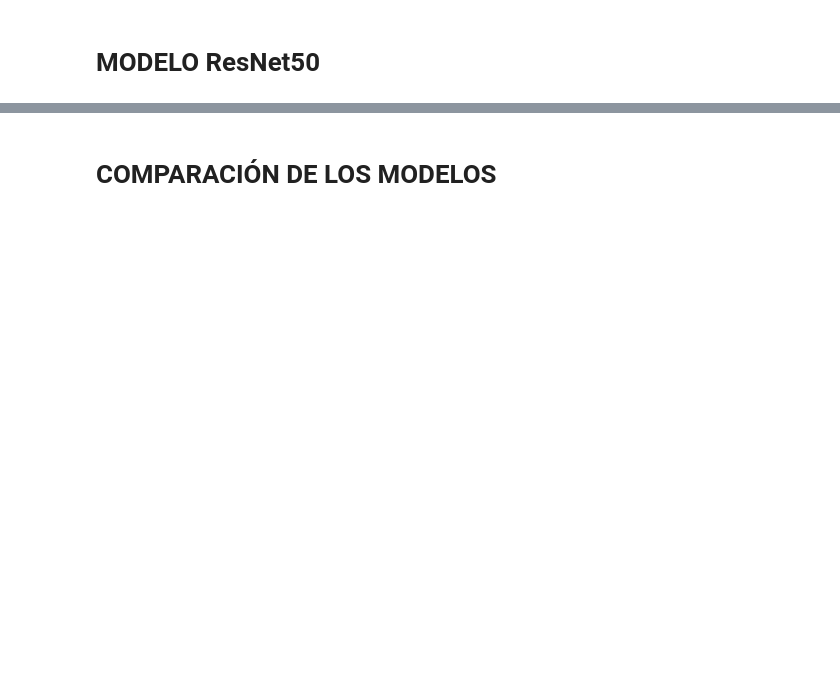
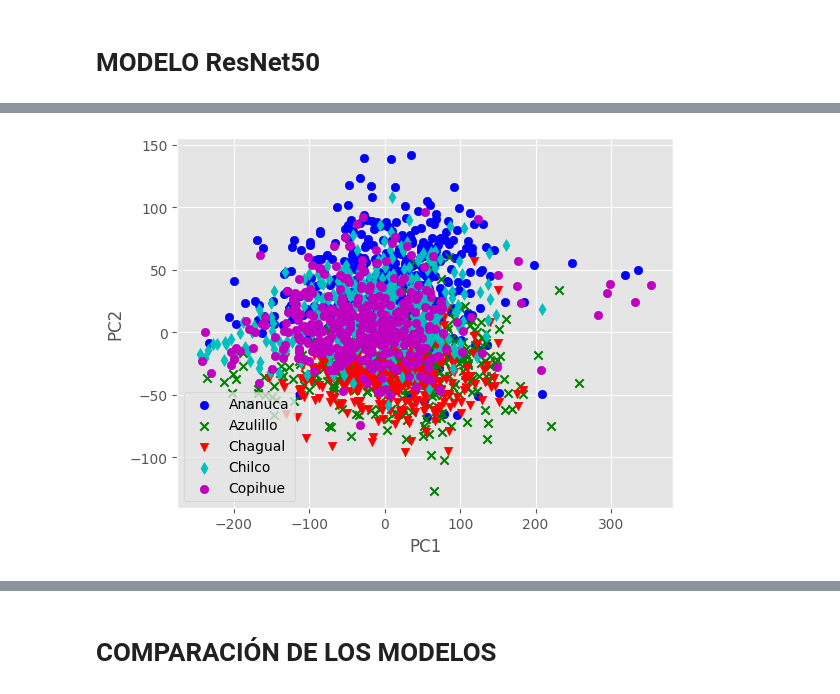
Before and after one commit to PabloSMD/FloraNativaChilenaCNN, a Jupyter notebook: CNN Flores.ipynb, the cells around one changed output, grey strips where cells are left out. Saved outputs shown, nothing was run; the diff lists cells and outputs as text; code cells hidden in the pictures; blank space fills up the shorter version.

```diff
--- a/CNN Flores.ipynb
+++ b/CNN Flores.ipynb
@@ -342,0 +454,31 @@ weighted avg       0.25      0.25      0.24       275
+# %%
+def plotPrincipalComponents(X, dim):
+    v = getClassNumber(y_train)
+    colors = 'b', 'g', 'r', 'c', 'm', 'y', 'k', 'grey', 'orange', 'purple'
+    markers = ['o', 'x' , 'v', 'd']
+    tot = len(X)
+    start = 0
+    if(dim == 2):
+        for i,index in enumerate(v):
+            end = start + index
+            plt.scatter(X[start:end,0],X[start:end,1] , color=colors[i%len(colors)], marker=markers[i%len(markers)], label = flowers[i])
+            start = end
+        plt.xlabel('PC1')
+        plt.ylabel('PC2')
+
+    if(dim == 3):
+        fig = plt.figure()
+        ax = fig.add_subplot(111, projection='3d')
+        for i,index in enumerate(v):
+            end = start + index
+            ax.scatter(X[start:end,0], X[start:end,1], X[start:end,2], color=colors[i%len(colors)], marker=markers[i%len(markers)], label = flowers[i])
+            start = end
+        ax.set_xlabel('PC1')
+        ax.set_ylabel('PC2')
+        ax.set_zlabel('PC3')
+
+
+    plt.legend(loc='lower left')
+    plt.xticks()
+    plt.yticks()
+    plt.show()
@@ -342,0 +533,6 @@ weighted avg       0.25      0.25      0.24       275
+# %%
+pca = PCA(n_components=2)
+dataIn2D = pca.fit_transform(X_train)
+plotPrincipalComponents(dataIn2D, 2)
+# %% [output]
+[figure, added]
```
Also changed, not shown: parts of 25 cells of this notebook.
